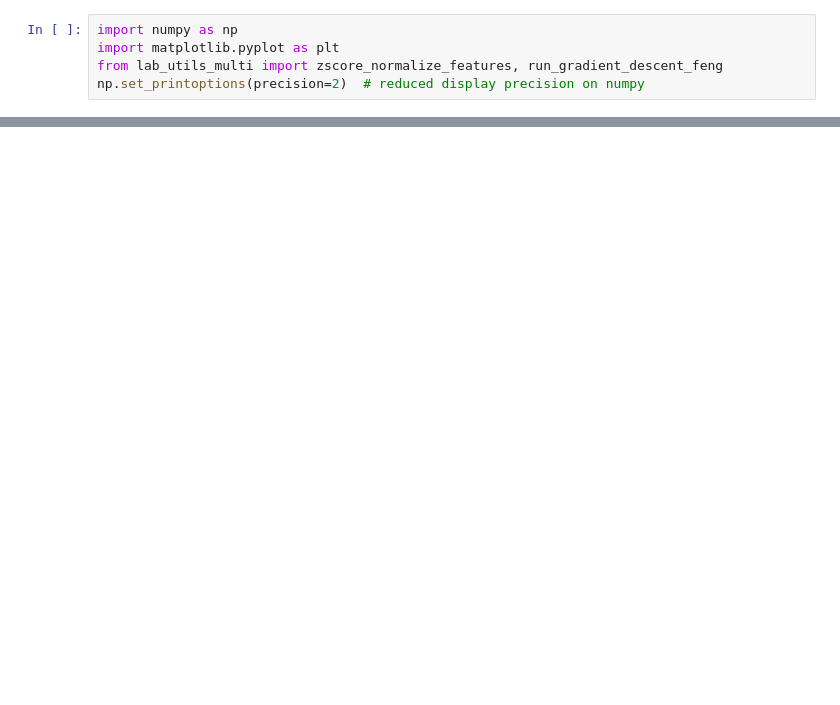
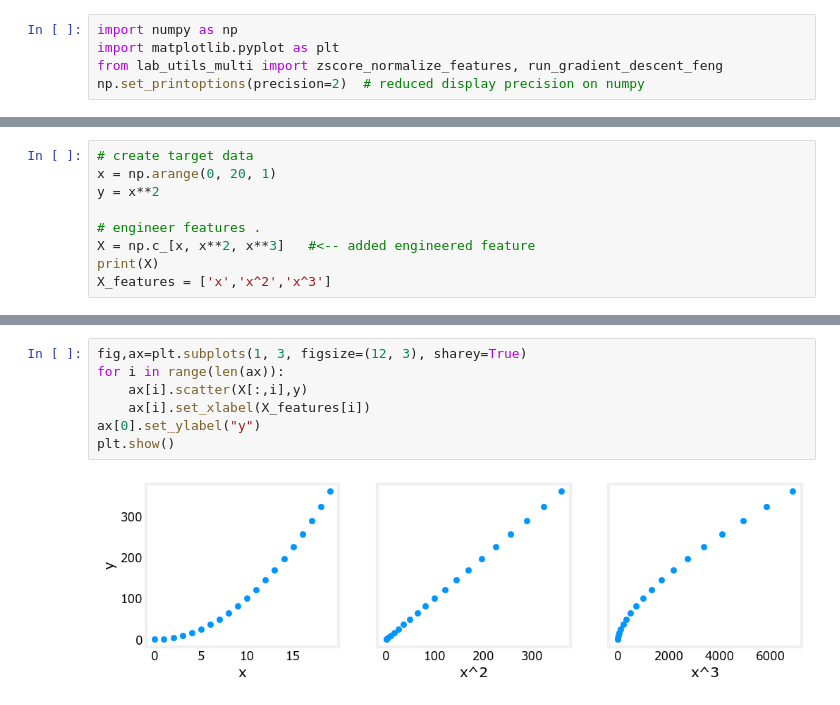
Before and after one commit to Ayodeji63/ml_labs, a Jupyter notebook: featEng_Poly_Reg.ipynb, the cells around one changed output, grey strips where cells are left out. Drawn from its saved outputs; the diff is of its cells as text; blank space fills up the shorter version.

```diff
--- a/featEng_Poly_Reg.ipynb
+++ b/featEng_Poly_Reg.ipynb
@@ -33,0 +118,9 @@ ValueError: Unrecognized marker style 'r'
+# %%
+# create target data
+x = np.arange(0, 20, 1)
+y = x**2
+
+# engineer features .
+X = np.c_[x, x**2, x**3]   #<-- added engineered feature
+print(X)
+X_features = ['x','x^2','x^3']
@@ -33,0 +148,9 @@ ValueError: Unrecognized marker style 'r'
+# %%
+fig,ax=plt.subplots(1, 3, figsize=(12, 3), sharey=True)
+for i in range(len(ax)):
+    ax[i].scatter(X[:,i],y)
+    ax[i].set_xlabel(X_features[i])
+ax[0].set_ylabel("y")
+plt.show()
+# %% [output]
+[figure, added]
```
Also changed, not shown: parts of 9 cells of this notebook.
